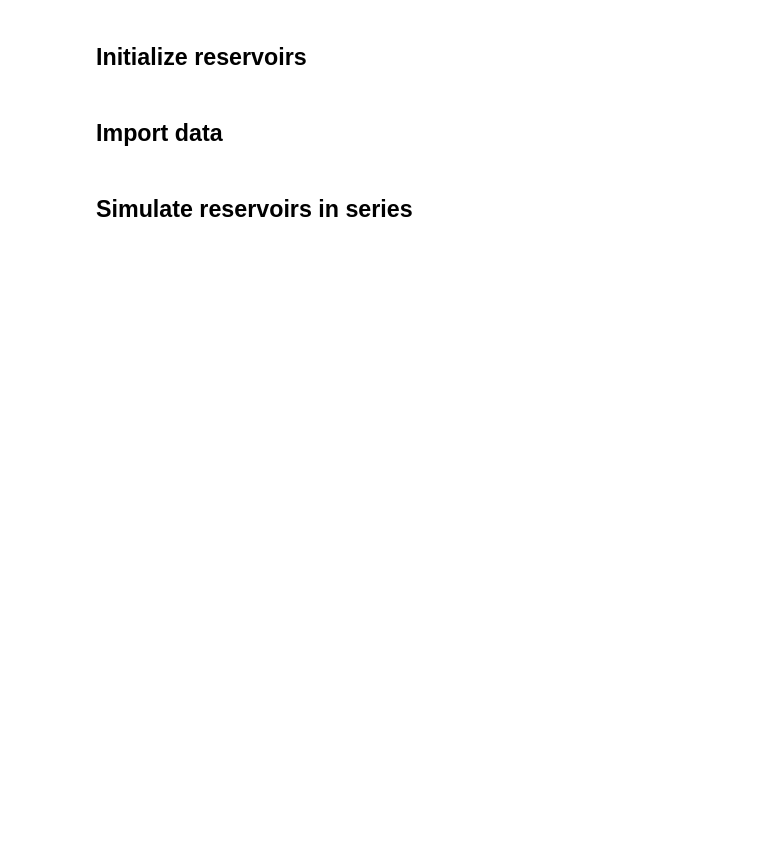
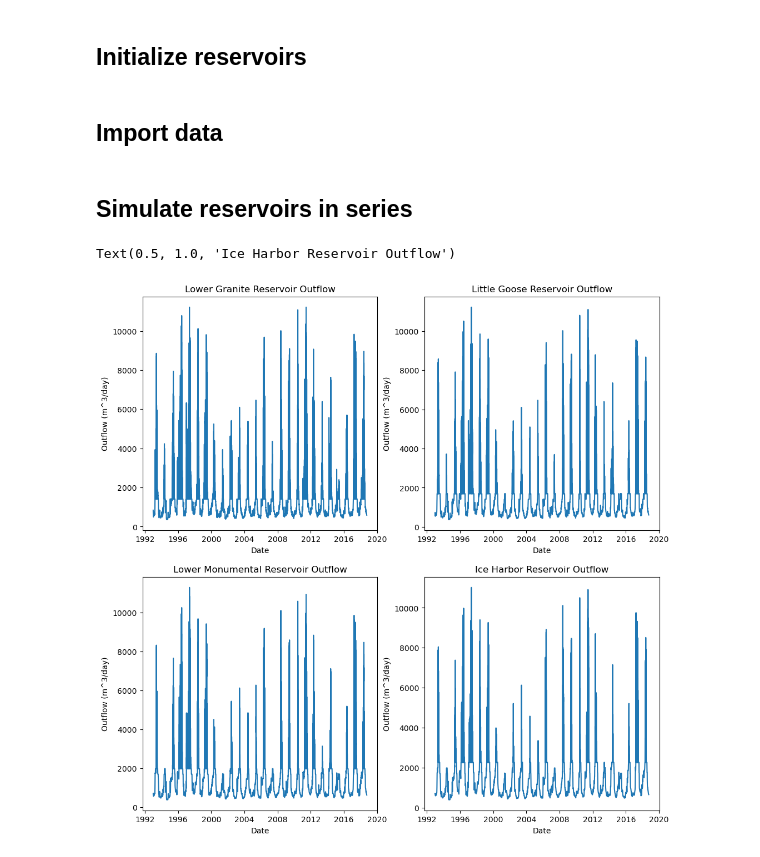
Before and after one commit to clairewang23/columbia_river_model, a Jupyter notebook: optimize in series.ipynb, the cells around one changed output. Cells and saved outputs as stored; diff of their text form; code cells hidden in the pictures; blank space fills up the shorter version.

```diff
--- a/optimize in series.ipynb
+++ b/optimize in series.ipynb
@@ -60,40 +60,69 @@ ice_harbor_post = ice_harbor_data[ice_harbor_data['date'] >= post_cutoff]
 # %%
 # lower granite simulation post 1993
 keep_LGR=1
-initial_storage_LGR = 670*0.3046
+initial_height_LGR = 670*0.3046
 param_LGR = {'mef':50000*(0.3046**3), 'h1':710*0.3046, 'm':1000}
 datetimes=lower_granite_post['date']
-prev_out_LGR=lower_granite_post['H (unit:cfs)'].values*0.3046**3
+prev_out_LGR=lower_granite_post['A (unit:cfs)'].values*0.3046**3
 tributary_LGR=lower_granite_post['L (unit:cfs)'].values*0.3046**3
 
-LGR_outflow, LGR_hydro = lower_granite.simulate(keep_LGR, initial_storage_LGR, param_LGR, datetime=datetimes, prev_out=prev_out_LGR, tributary=tributary_LGR)
+LGR_outflow, LGR_hydro, LGR_height = lower_granite.simulate(keep_LGR, initial_height_LGR, param_LGR, datetime=datetimes, prev_out=prev_out_LGR, tributary=tributary_LGR)
 
 # little goose simulation
 keep_LGS=1
-initial_storage_LGS = 800*0.3046
+initial_height_LGS = 570*0.3046
 param_LGS = {'mef':60000*(0.3046**3), 'h1':760*0.3046, 'm':1000}
 datetimes=little_goose_post['date']
 prev_out_LGS=LGR_outflow
 tributary_LGS=little_goose_post['L (unit:cfs)'].values*0.3046**3
 
-LGS_outflow, LGS_hydro = little_goose.simulate(keep_LGS, initial_storage_LGS, param_LGS, datetime=datetimes, prev_out=prev_out_LGS, tributary=tributary_LGS)
+LGS_outflow, LGS_hydro, LGS_height = little_goose.simulate(keep_LGS, initial_height_LGS, param_LGS, datetime=datetimes, prev_out=prev_out_LGS, tributary=tributary_LGS)
 
 # lower monumental simulation
 keep_LMN=1
-initial_storage_LMN = 900*0.3046
+initial_height_LMN = 470*0.3046
 param_LMN = {'mef':70000*(0.3046**3), 'h1':810*0.3046, 'm':1000}
 datetimes=lower_monumental_post['date']
 prev_out_LMN=LGS_outflow
 tributary_LMN=lower_monumental_post['L (unit:cfs)'].values*0.3046**3
 
-LMN_outflow, LMN_hydro = lower_monumental.simulate(keep_LMN, initial_storage_LMN, param_LMN, datetime=datetimes, prev_out=prev_out_LMN, tributary=tributary_LMN)
+LMN_outflow, LMN_hydro, LMN_height = lower_monumental.simulate(keep_LMN, initial_height_LMN, param_LMN, datetime=datetimes, prev_out=prev_out_LMN, tributary=tributary_LMN)
 
 # ice harbor simulation
 keep_ICH=1
-initial_storage_ICH = 500*0.3046
+initial_height_ICH = 370*0.3046
 param_ICH = {'mef':80000*(0.3046**3), 'h1':600*0.3046, 'm':1000}
 datetimes=ice_harbor_post['date']
 prev_out_ICH=LMN_outflow
 tributary_ICH=ice_harbor_post['L (unit:cfs)'].values*0.3046**3
 
-ICH_outflow, ICH_hydro = ice_harbor.simulate(keep_ICH, initial_storage_ICH, param_ICH, datetime=datetimes, prev_out=prev_out_ICH, tributary=tributary_ICH)
+ICH_outflow, ICH_hydro, ICH_height = ice_harbor.simulate(keep_ICH, initial_height_ICH, param_ICH, datetime=datetimes, prev_out=prev_out_ICH, tributary=tributary_ICH)
+# %%
+plt.figure(figsize=(12,12))
+
+plt.subplot(2,2,1)
+plt.plot(datetimes, LGR_outflow)
+plt.xlabel('Date')
+plt.ylabel('Outflow (m^3/day)')
+plt.title('Lower Granite Reservoir Outflow')
+
+plt.subplot(2,2,2)
+plt.plot(datetimes, LGS_outflow)
+plt.xlabel('Date')
+plt.ylabel('Outflow (m^3/day)')
+plt.title('Little Goose Reservoir Outflow')
+
+plt.subplot(2,2,3)
+plt.plot(datetimes, LMN_outflow)
+plt.xlabel('Date')
+plt.ylabel('Outflow (m^3/day)')
+plt.title('Lower Monumental Reservoir Outflow')
+
+plt.subplot(2,2,4)
+plt.plot(datetimes, ICH_outflow)
+plt.xlabel('Date')
+plt.ylabel('Outflow (m^3/day)')
+plt.title('Ice Harbor Reservoir Outflow')
+# %% [output]
+Text(0.5, 1.0, 'Ice Harbor Reservoir Outflow')
+[figure, added]
```
Also changed, not shown: parts of 9 cells of this notebook, 1 other file.
